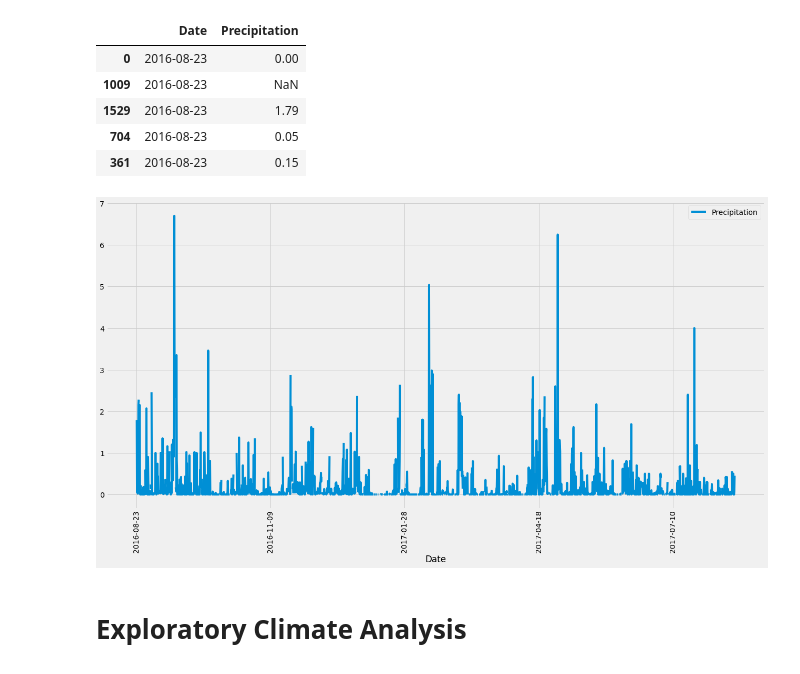
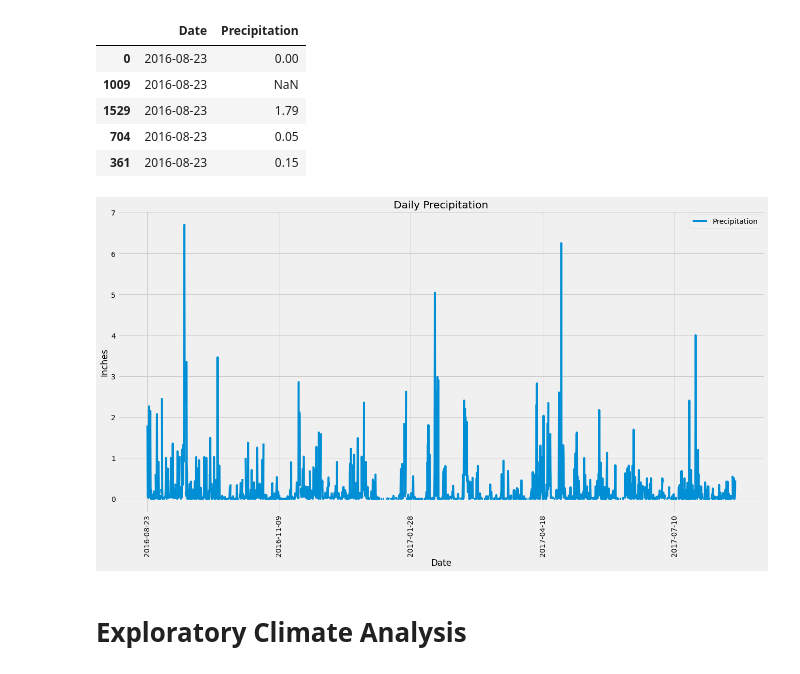
Before and after one commit to lmfao415/sqlalchemy-challenge, a Jupyter notebook: climate_starter.ipynb, the cells around one changed output. Drawn from its saved outputs; the diff is of its cells as text; code cells hidden in the pictures.

```diff
--- a/climate_starter.ipynb
+++ b/climate_starter.ipynb
@@ -111,7 +107,3 @@ for x in year_data:
 ('2017-08-21', 0.56)
 ('2017-08-22', 0.5)
 ('2017-08-23', 0.45)
-# %%
-year_data = session.query(measurement.date, measurement.prcp).filter(measurement.date >= year_date, measurement.station == 'USC00519397')
-for x in year_data:
-    print(x)
@@ -136,4 +109,0 @@ for x in year_data:
-# %%
-year_data = session.query(measurement.date, measurement.prcp).filter(measurement.date >= year_date, measurement.station =='USC00519281')
-for x in year_data:
-    print(x)
@@ -158,5 +109,0 @@ for x in year_data:
-# %%
-# year_data = session.query(measurement.date, func.avg(measurement.prcp)).filter(measurement.date >= year_date).group_by(measurement.date)
-year_data = session.query(measurement.date, measurement.prcp).filter(measurement.date >= year_date).all()
-for x in year_data:
-    print(x)
@@ -194,8 +121,11 @@ df.head()
 # %%
 df.plot(x="Date", y="Precipitation", rot=90, figsize=(20,10))
 # plt.tight_layout()
+plt.xlabel('Date')
+plt.ylabel('Inches')
+plt.title('Daily Precipitation')
 plt.show()
 # %% [output]
-[figure, old version]
+[figure, new version]
 # %% [markdown]
 # Exploratory Climate Analysis
```
Also changed, not shown: parts of 45 cells of this notebook, 1 other file.
